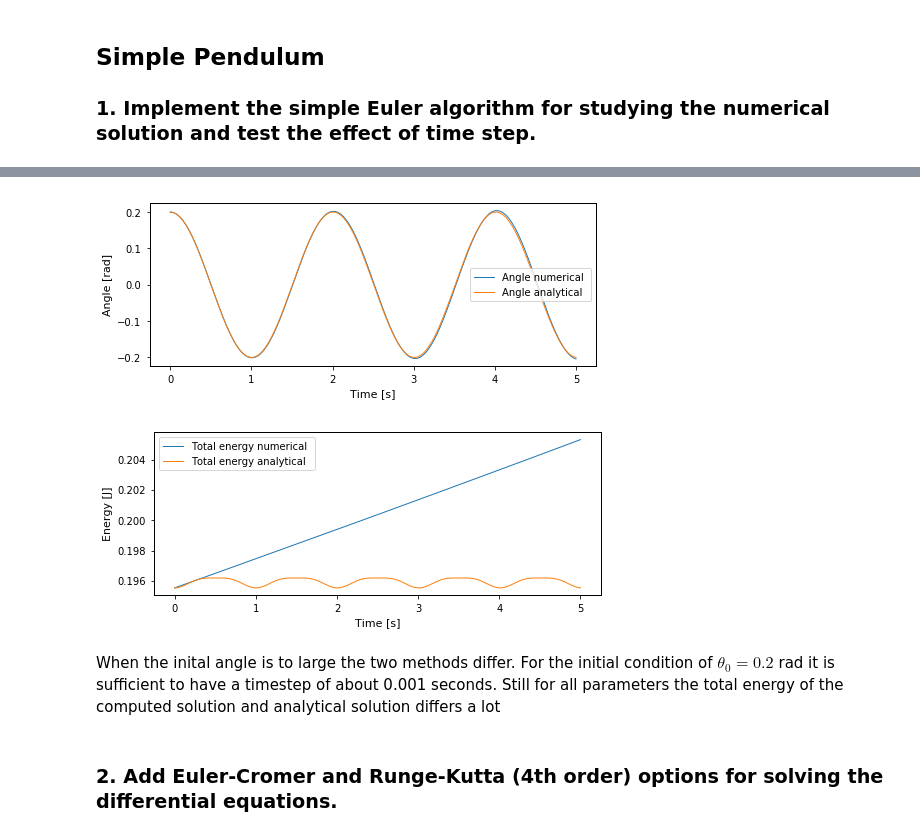
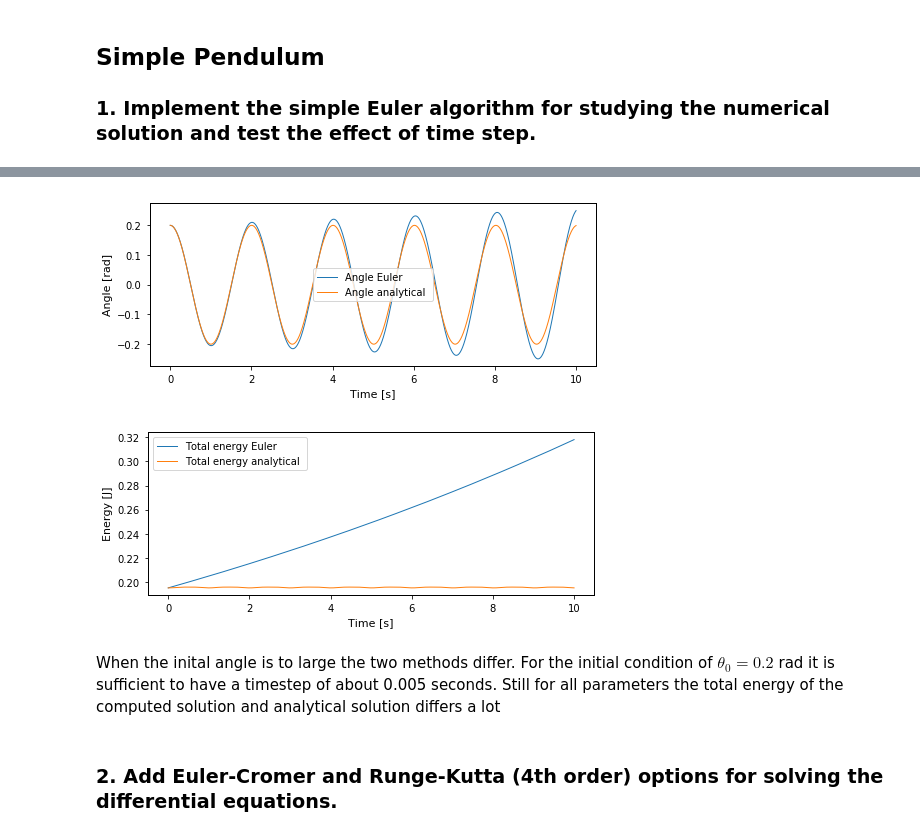
Before and after one commit to kaprests/Pendulum, a Jupyter notebook: pendulum.ipynb, the cells around one changed output, grey strips where cells are left out. Cells and saved outputs as stored; diff of their text form; code cells hidden in the pictures.

```diff
--- a/pendulum.ipynb
+++ b/pendulum.ipynb
@@ -24,6 +24,17 @@ def energies(theta, omg):
     V = m*g*l*(1 - np.cos(theta))
     E_tot = T + V
     return T, V, E_tot
+# %%
+'''Parameters and initial conditiions'''
+theta_0 = 0.2 #rad
+omg_0 = 0 #rad/s
+l = 1.0 #m (meter)
+m = 1.0 #kg
+g = 9.81 #m/(s^2)
+sim_time = 10 #s, simulation time
+dt = 0.005 # s, timestep
+timesteps = int(sim_time/dt)
+phi = np.pi/2 #when omg_0 =0
 # %% [markdown]
 ## Simple Pendulum
 
@@ -31,5 +49,6 @@ def energies(theta, omg):
 # %%
-'''Functions for Eulers method'''
+"""Euler method: """
+#Functions for Eulers method
 def euler_step(theta_vec, omg_vec, i, dt):
     omg_vec[i+1] = omg_vec[i] - (g/l)*np.sin(theta_vec[i])*dt
     theta_vec[i+1] = theta_vec[i] + omg_vec[i]*dt
@@ -38,3 +57,15 @@ def euler_step(theta_vec, omg_vec, i, dt):
 def euler_solve(theta_vec, omg_vec, dt):
     for i in range(timesteps-1):
         euler_step(theta_vec, omg_vec, i, dt)
+
+#Numerical arrays with vals for plotting
+omg_vec_euler = np.zeros(timesteps)
+theta_vec_euler = np.zeros(timesteps)
+
+# set initial values
+omg_vec_euler[0] = omg_0
+theta_vec_euler[0] = theta_0
+
+euler_solve(theta_vec_euler, omg_vec_euler, dt)
+kin_energy_euler, pot_energy_euler, total_energy_euler = energies(theta_vec_euler, omg_vec_euler)
+kin_energy_analy, pot_energy_analy, total_energy_analy = energies(theta_vec_analy, omg_vec_analy)
@@ -71,23 +76,23 @@ kin_energy_analy, pot_energy_analy, total_energy_analy = energies(theta_vec_anal
 # %%
-# plot results
-plt.plot(t_vec, theta_vec, label = "Angle numerical ")
+"""plot results"""
+plt.plot(t_vec, theta_vec_euler, label = "Angle Euler")
 plt.plot(t_vec, theta_vec_analy, label = "Angle analytical ")
 plt.xlabel("Time [s]")
 plt.ylabel("Angle [rad]")
 plt.legend()
 plt.show()
 
-plt.plot(t_vec, total_energy, label = "Total energy numerical ")
+plt.plot(t_vec, total_energy_euler, label = "Total energy Euler ")
 plt.plot(t_vec, total_energy_analy, label = "Total energy analytical ")
 plt.xlabel("Time [s]")
 plt.ylabel("Energy [J]")
 plt.legend()
 plt.show()
 # %% [output]
-[figure, old version]
+[figure, new version]
-[figure, old version]
+[figure, new version]
 # %% [markdown]
-When the inital angle is to large the two methods differ. For the initial condition of $\theta_0 = 0.2$ rad it is sufficient to have a timestep of about 0.001 seconds. Still for all parameters the total energy of the computed solution and analytical solution differs a lot
+When the inital angle is to large the two methods differ. For the initial condition of $\theta_0 = 0.2$ rad it is sufficient to have a timestep of about 0.005 seconds. Still for all parameters the total energy of the computed solution and analytical solution differs a lot
 # %% [markdown]
 ### 2. Add Euler-Cromer and Runge-Kutta (4th order) options for solving the differential equations.
 # %%
```
Also changed, not shown: parts of 23 cells of this notebook.
